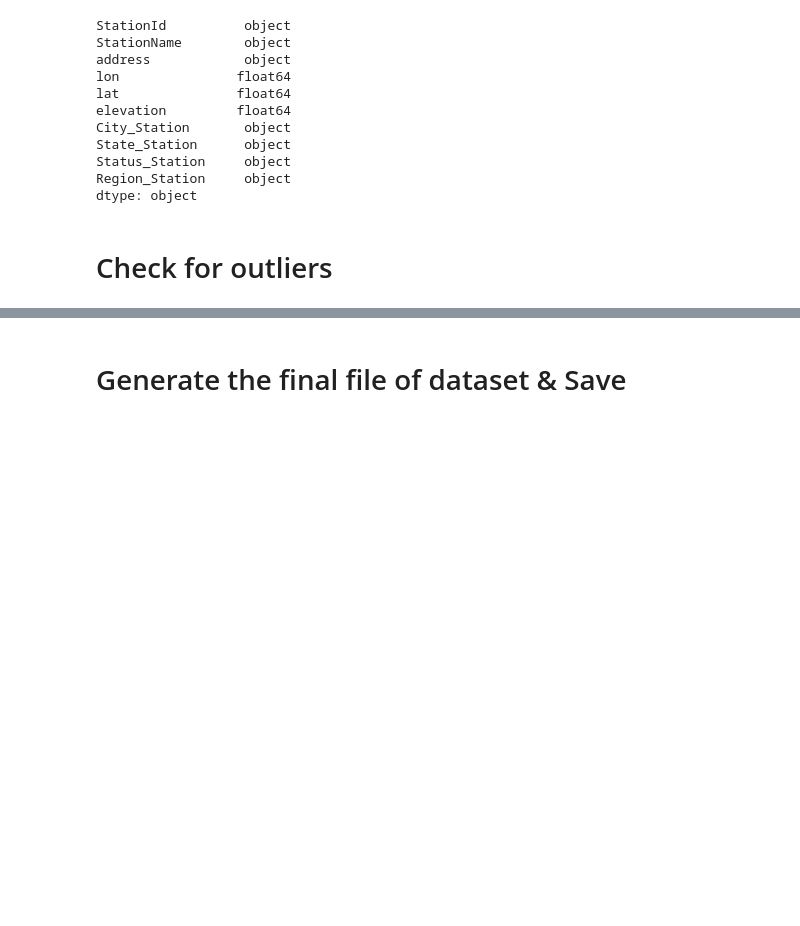
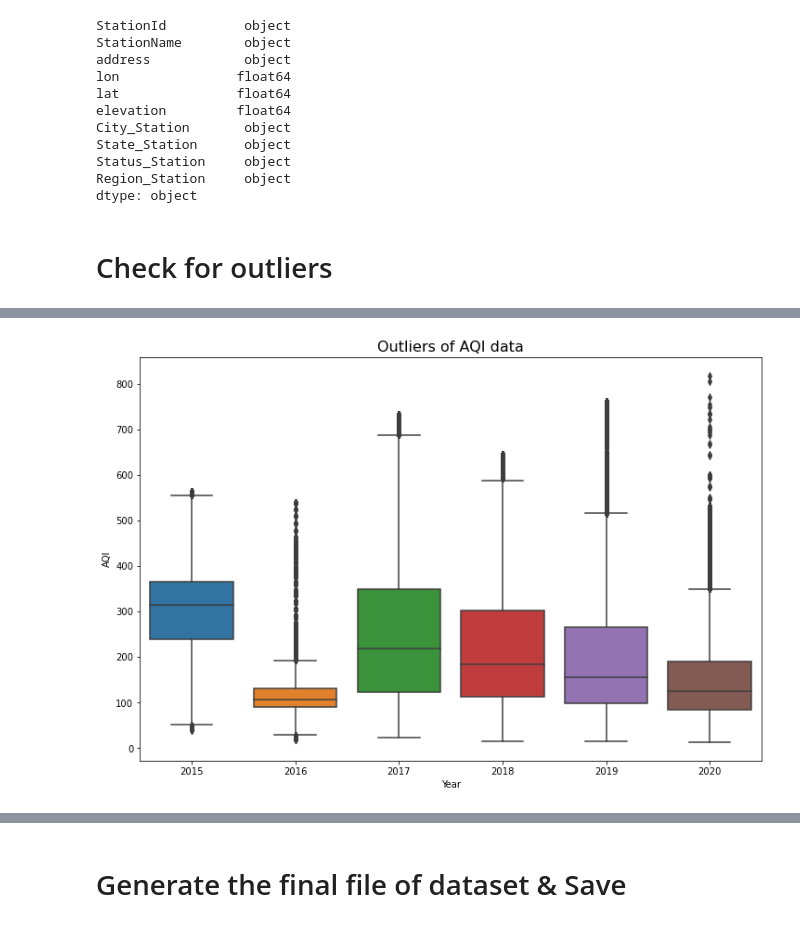
Before and after one commit to Keyur2456/Data-Analysis, a Jupyter notebook: Data Cleaning.ipynb, the cells around one changed output, grey strips where cells are left out. Drawn from its saved outputs; the diff is of its cells as text; code cells hidden in the pictures; blank space fills up the shorter version.

```diff
--- a/Data Cleaning.ipynb
+++ b/Data Cleaning.ipynb
@@ -111,0 +116,8 @@ final_data = final_data.drop(drop_outlier)
+# %%
+col = 'AQI'
+plt.figure(figsize=(12,8))
+a = sns.boxplot(x= 'Year', y = col, data= filtered_india_data)
+a.set_title(f"Outliers of {col} data", fontsize=16)
+display()
+# %% [output]
+[figure, added]
```
Also changed, not shown: parts of 5 cells of this notebook.
